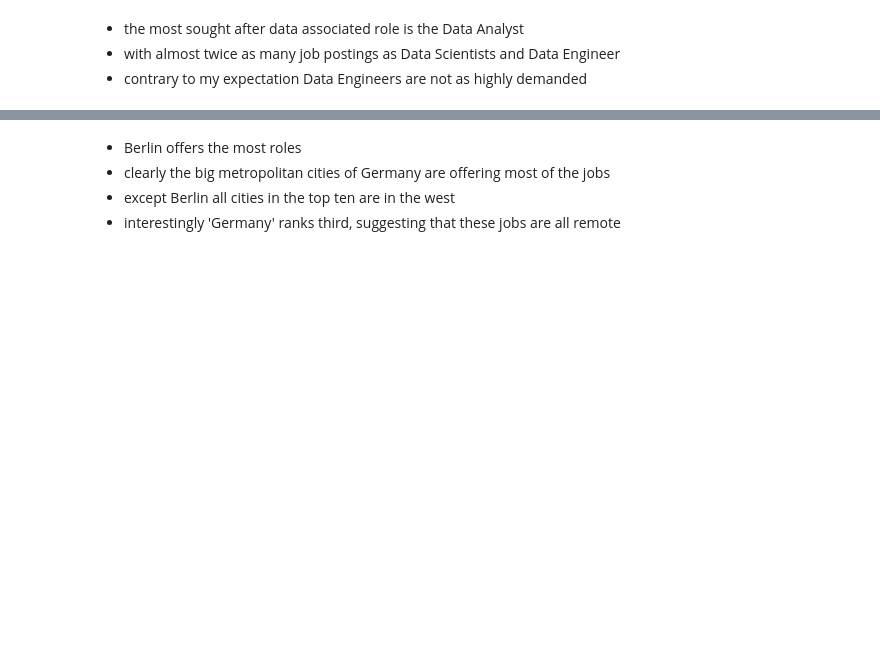
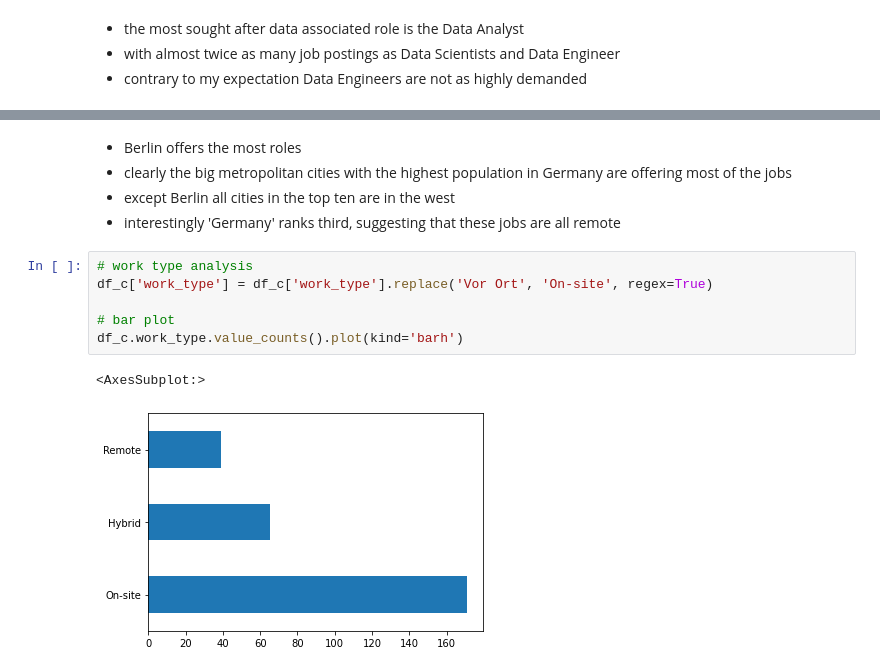
Before and after one commit to aedxn/Linkedin-Data-Science-Job-Postings-Analysis, a Jupyter notebook: Linkedin_job_openeings.ipynb, the cells around one changed output, grey strips where cells are left out. Cells and saved outputs as stored; diff of their text form; blank space fills up the shorter version.

```diff
--- a/Linkedin_job_openeings.ipynb
+++ b/Linkedin_job_openeings.ipynb
@@ -181,6 +178,15 @@ Text(0.5, 0, 'Location counts')
 [figure]
 # %% [markdown]
 * Berlin offers the most roles
-* clearly the big metropolitan cities of Germany are offering most of the jobs
+* clearly the big metropolitan cities with the highest population in Germany are offering most of the jobs
 * except Berlin all cities in the top ten are in the west
 * interestingly 'Germany' ranks third, suggesting that these jobs are all remote
+# %%
+# work type analysis
+df_c['work_type'] = df_c['work_type'].replace('Vor Ort', 'On-site', regex=True)
+
+# bar plot
+df_c.work_type.value_counts().plot(kind='barh')
+# %% [output]
+<AxesSubplot:>
+[figure, added]
```
Also changed, not shown: parts of 9 cells of this notebook.
